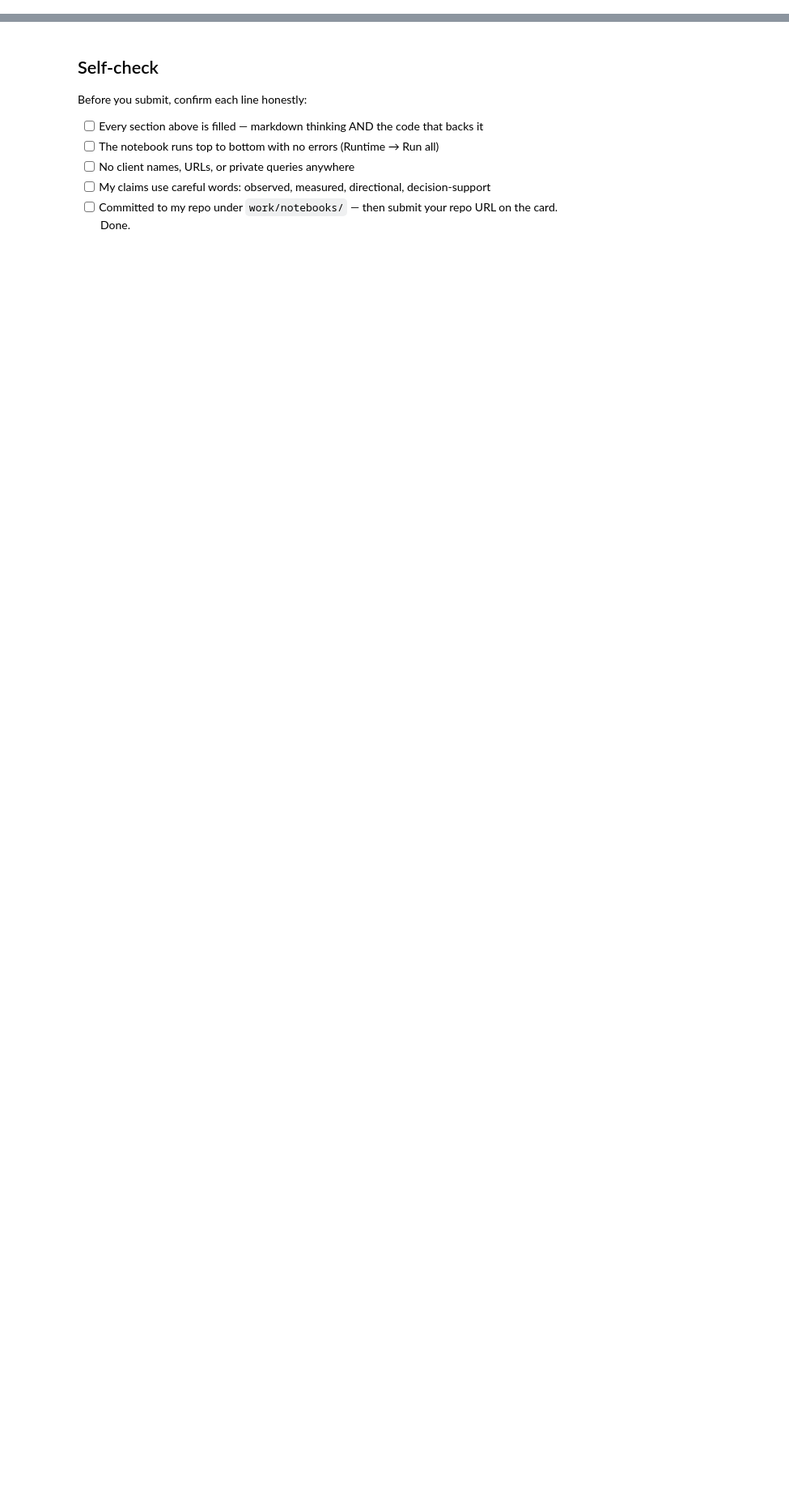
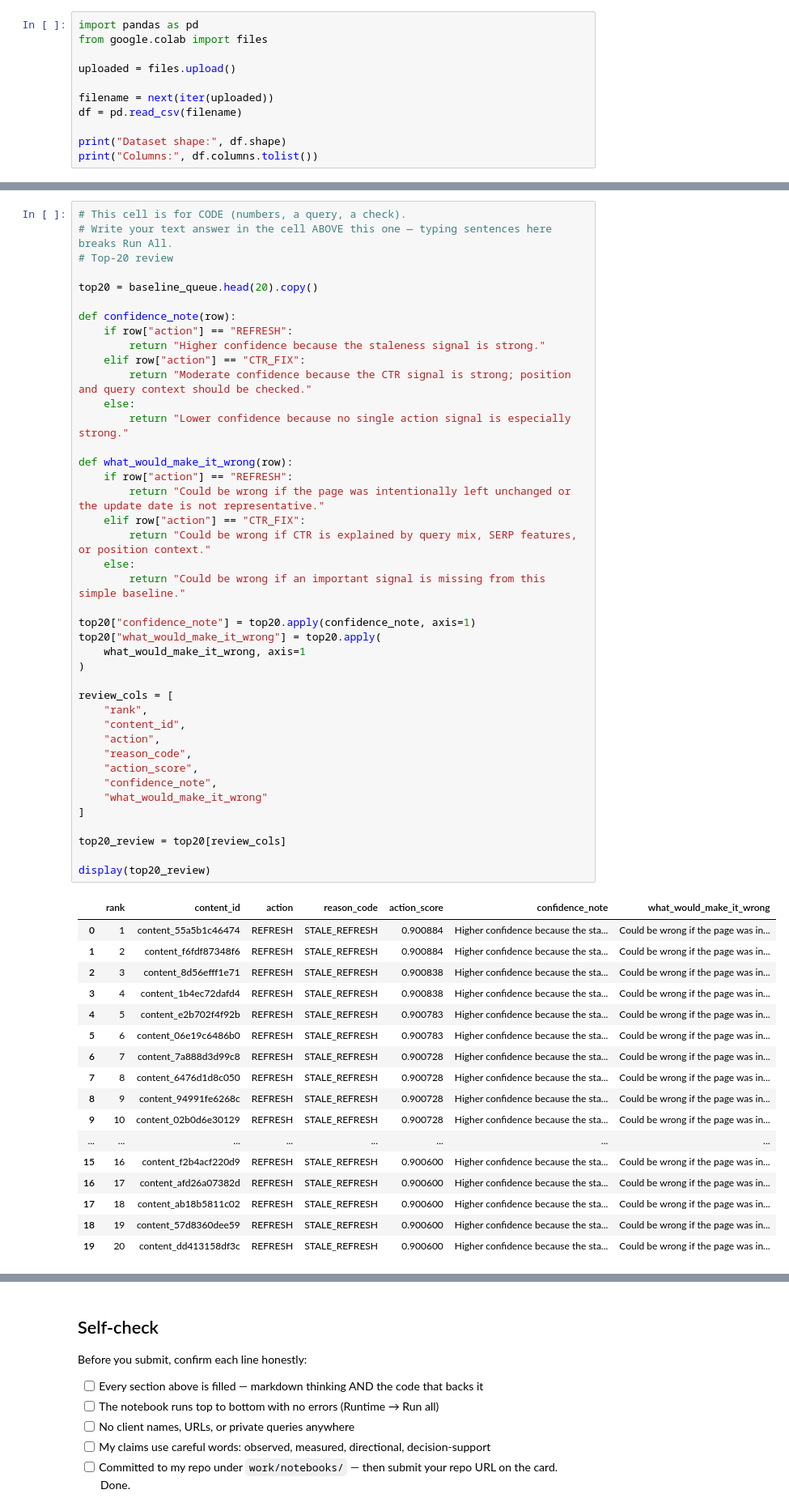
Before and after one commit to HarshiniChebrolu/Flyrank-ml-internship, a Jupyter notebook: work/notebooks/w04_baseline_score.ipynb, the cells around one changed output, grey strips where cells are left out. Shown at 81% size. Cells and saved outputs as stored; diff of their text form; blank space fills up the shorter version.

```diff
--- a/work/notebooks/w04_baseline_score.ipynb
+++ b/work/notebooks/w04_baseline_score.ipynb
@@ -12,0 +27,11 @@ This skeleton is yours to fill. Work the sections **in order** — each one has
+# %%
+import pandas as pd
+from google.colab import files
+
+uploaded = files.upload()
+
+filename = next(iter(uploaded))
+df = pd.read_csv(filename)
+
+print("Dataset shape:", df.shape)
+print("Columns:", df.columns.tolist())
@@ -36,0 +192,59 @@ This skeleton is yours to fill. Work the sections **in order** — each one has
+# %%
+# This cell is for CODE (numbers, a query, a check).
+# Write your text answer in the cell ABOVE this one — typing sentences here breaks Run All.
+# Top-20 review
+
+top20 = baseline_queue.head(20).copy()
+
+def confidence_note(row):
+    if row["action"] == "REFRESH":
+        return "Higher confidence because the staleness signal is strong."
+    elif row["action"] == "CTR_FIX":
+        return "Moderate confidence because the CTR signal is strong; position and query context should be checked."
+    else:
+        return "Lower confidence because no single action signal is especially strong."
+
+def what_would_make_it_wrong(row):
+    if row["action"] == "REFRESH":
+        return "Could be wrong if the page was intentionally left unchanged or the update date is not representative."
+    elif row["action"] == "CTR_FIX":
+        return "Could be wrong if CTR is explained by query mix, SERP features, or position context."
+    else:
+        return "Could be wrong if an important signal is missing from this simple baseline."
+
+top20["confidence_note"] = top20.apply(confidence_note, axis=1)
+top20["what_would_make_it_wrong"] = top20.apply(
+    what_would_make_it_wrong, axis=1
+)
+
+review_cols = [
+    "rank",
+    "content_id",
+    "action",
+    "reason_code",
+    "action_score",
+    "confidence_note",
+    "what_would_make_it_wrong"
+]
+
+top20_review = top20[review_cols]
+
+display(top20_review)
+# %% [output]
+|  | rank | content_id | action | reason_code | action_score | confidence_note | what_would_make_it_wrong |
+| 0 | 1 | content_55a5b1c46474 | REFRESH | STALE_REFRESH | 0.900884 | Higher confidence because the sta... | Could be wrong if the page was in... |
+| 1 | 2 | content_f6fdf87348f6 | REFRESH | STALE_REFRESH | 0.900884 | Higher confidence because the sta... | Could be wrong if the page was in... |
+| 2 | 3 | content_8d56efff1e71 | REFRESH | STALE_REFRESH | 0.900838 | Higher confidence because the sta... | Could be wrong if the page was in... |
+| 3 | 4 | content_1b4ec72dafd4 | REFRESH | STALE_REFRESH | 0.900838 | Higher confidence because the sta... | Could be wrong if the page was in... |
+| 4 | 5 | content_e2b702f4f92b | REFRESH | STALE_REFRESH | 0.900783 | Higher confidence because the sta... | Could be wrong if the page was in... |
+| 5 | 6 | content_06e19c6486b0 | REFRESH | STALE_REFRESH | 0.900783 | Higher confidence because the sta... | Could be wrong if the page was in... |
+| 6 | 7 | content_7a888d3d99c8 | REFRESH | STALE_REFRESH | 0.900728 | Higher confidence because the sta... | Could be wrong if the page was in... |
+| 7 | 8 | content_6476d1d8c050 | REFRESH | STALE_REFRESH | 0.900728 | Higher confidence because the sta... | Could be wrong if the page was in... |
+| 8 | 9 | content_94991fe6268c | REFRESH | STALE_REFRESH | 0.900728 | Higher confidence because the sta... | Could be wrong if the page was in... |
+| 9 | 10 | content_02b0d6e30129 | REFRESH | STALE_REFRESH | 0.900728 | Higher confidence because the sta... | Could be wrong if the page was in... |
+| ... | ... | ... | ... | ... | ... | ... | ... |
+| 15 | 16 | content_f2b4acf220d9 | REFRESH | STALE_REFRESH | 0.900600 | Higher confidence because the sta... | Could be wrong if the page was in... |
+| 16 | 17 | content_afd26a07382d | REFRESH | STALE_REFRESH | 0.900600 | Higher confidence because the sta... | Could be wrong if the page was in... |
+| 17 | 18 | content_ab18b5811c02 | REFRESH | STALE_REFRESH | 0.900600 | Higher confidence because the sta... | Could be wrong if the page was in... |
+| 18 | 19 | content_57d8360dee59 | REFRESH | STALE_REFRESH | 0.900600 | Higher confidence because the sta... | Could be wrong if the page was in... |
+| 19 | 20 | content_dd413158df3c | REFRESH | STALE_REFRESH | 0.900600 | Higher confidence because the sta... | Could be wrong if the page was in... |
```
Also changed, not shown: parts of 15 cells of this notebook.
